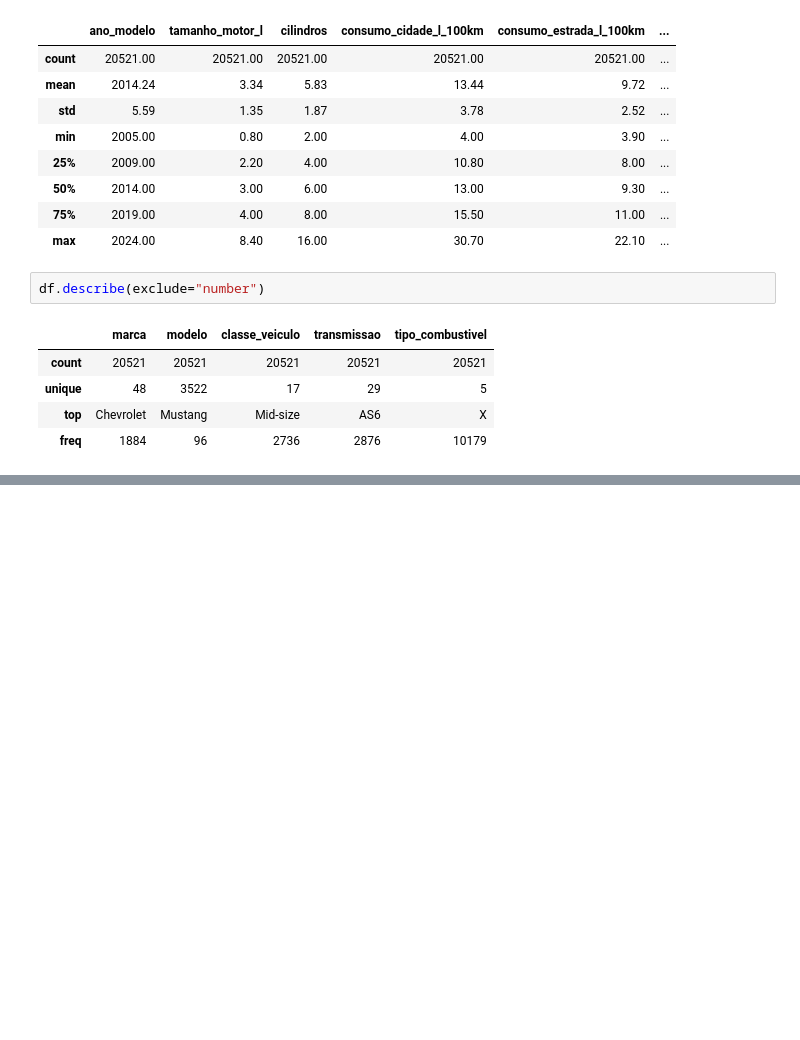
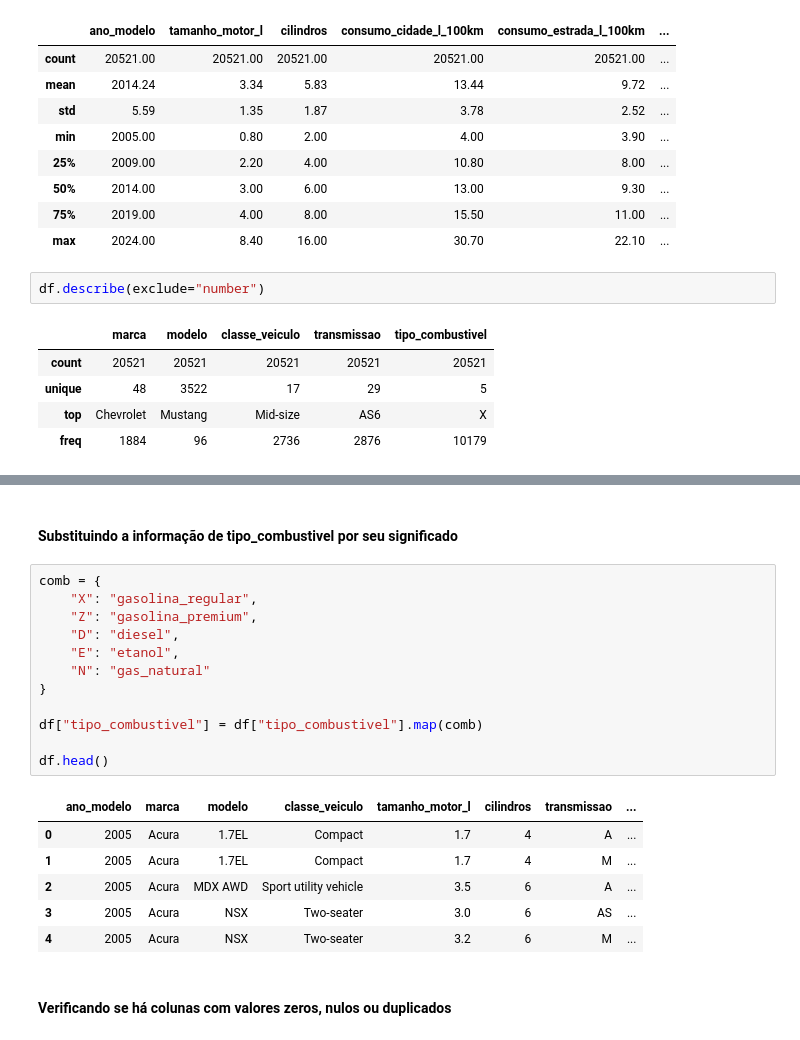
Before and after one commit to Antonio-Manoel/emissao-co2, a Jupyter notebook: notebooks/EDA.ipynb, the cells around one changed output, grey strips where cells are left out. Saved outputs shown, nothing was run; the diff lists cells and outputs as text; blank space fills up the shorter version.

```diff
--- a/notebooks/EDA.ipynb
+++ b/notebooks/EDA.ipynb
@@ -68,0 +83,23 @@ df.describe(exclude="number")
+# %% [markdown]
+#### Substituindo a informação de tipo_combustivel por seu significado
+# %%
+comb = {
+    "X": "gasolina_regular",
+    "Z": "gasolina_premium",
+    "D": "diesel",
+    "E": "etanol",
+    "N": "gas_natural"
+}
+
+df["tipo_combustivel"] = df["tipo_combustivel"].map(comb)
+
+df.head()
+# %% [output]
+|  | ano_modelo | marca | modelo | classe_veiculo | tamanho_motor_l | cilindros | transmissao | ... |
+| 0 | 2005 | Acura | 1.7EL | Compact | 1.7 | 4 | A | ... |
+| 1 | 2005 | Acura | 1.7EL | Compact | 1.7 | 4 | M | ... |
+| 2 | 2005 | Acura | MDX AWD | Sport utility vehicle | 3.5 | 6 | A | ... |
+| 3 | 2005 | Acura | NSX | Two-seater | 3.0 | 6 | AS | ... |
+| 4 | 2005 | Acura | NSX | Two-seater | 3.2 | 6 | M | ... |
+# %% [markdown]
+#### Verificando se há colunas com valores zeros, nulos ou duplicados
```
Also changed, not shown: parts of 12 cells of this notebook.
